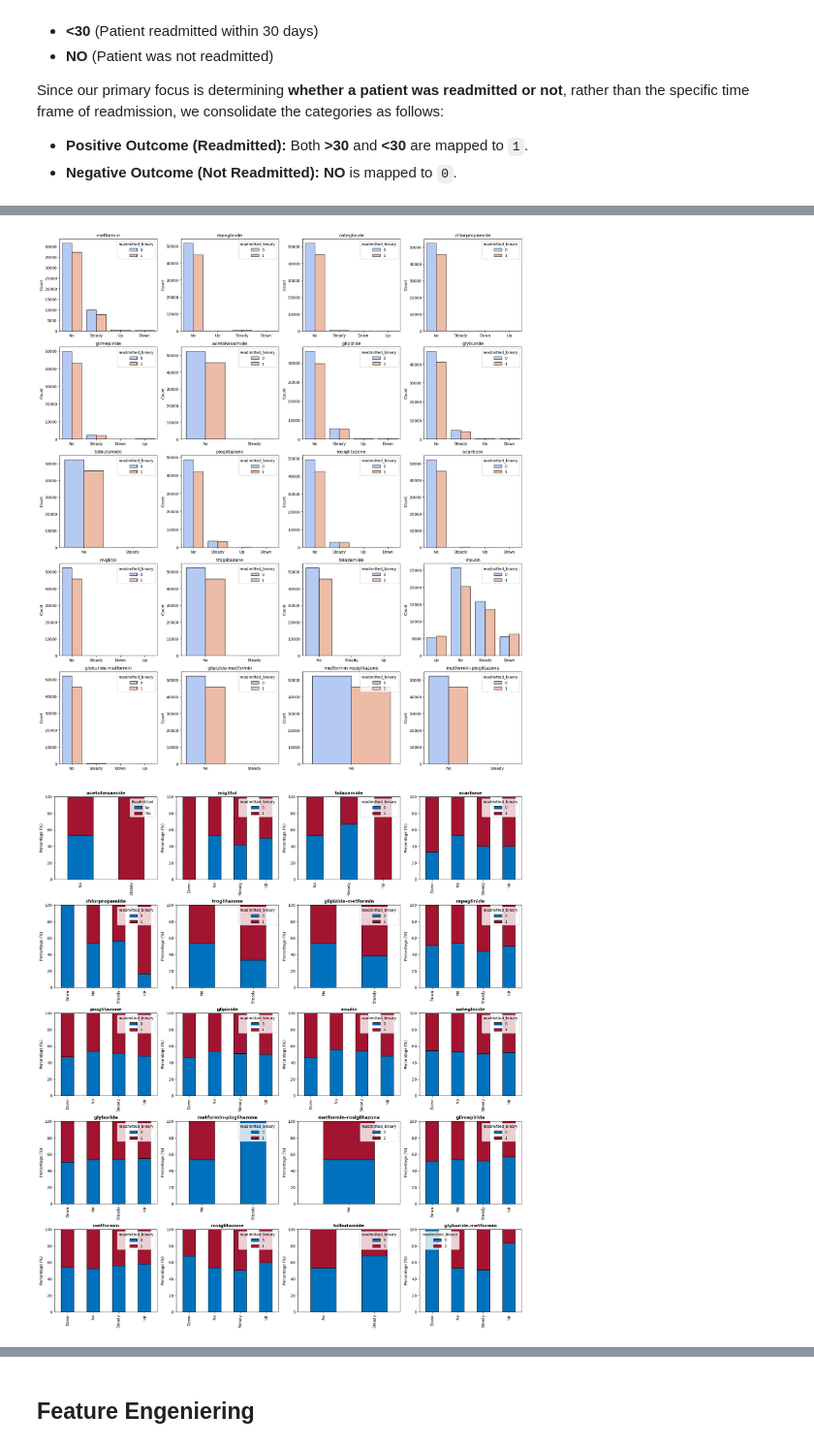
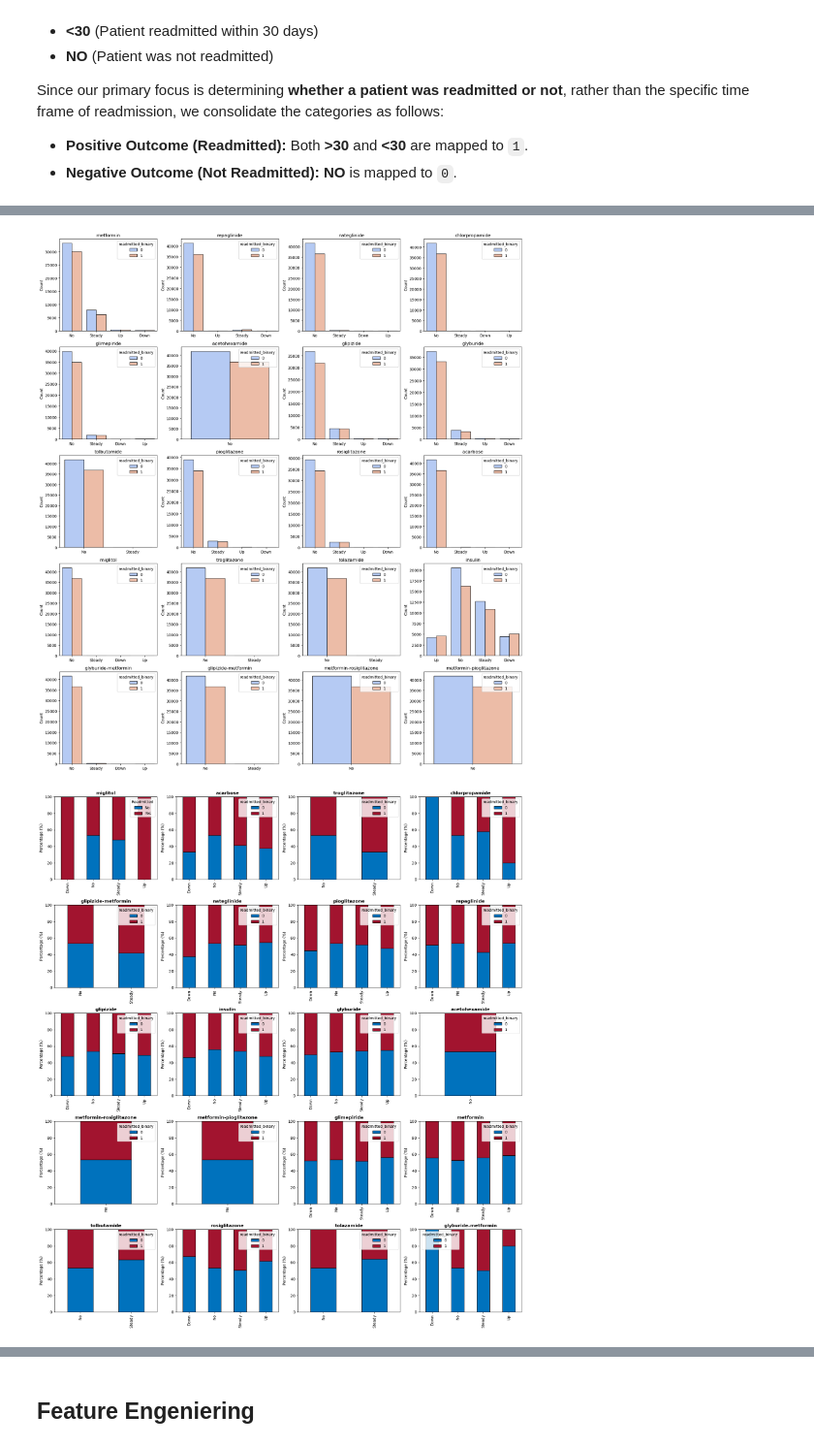
Before and after one commit to Markiizioni/Diabetes, a Jupyter notebook: Diabetes.ipynb, the cells around one changed output, grey strips where cells are left out. Shown at 97% size. Saved outputs shown, nothing was run; the diff lists cells and outputs as text; code cells hidden in the pictures.

```diff
--- a/Diabetes.ipynb
+++ b/Diabetes.ipynb
@@ -191,0 +315,12 @@ gender 3
+# %%
+# Count occurrences of 'Unknown/Invalid' in gender
+print('gender', train_data['gender'][train_data['gender'] == 'Unknown/Invalid'].count())
+
+# Ensure we are working on a separate copy
+train_data = train_data.copy()
+
+# Replace missing values ('?') with NaN
+train_data.replace('?', np.nan, inplace=True)
+
+# Remove rows where gender is 'Unknown/Invalid'
+train_data = train_data.loc[train_data['gender'] != 'Unknown/Invalid']
@@ -232,16 +369,12 @@ we identified missing values in several columns, including `max_glu_serum` (94.7
   Columns like `diag_1`, `diag_2`, `diag_3`, and `race` had **insignificant missing values** (≤ 2.2%). Therefore, we removed the rows containing missing values in these columns.
 # %%
 # drop columns with more than 39% missing values
-data= data.drop(columns=['weight', 'payer_code', 'medical_specialty'])
+train_data= train_data.drop(columns=['weight', 'payer_code', 'medical_specialty'])
 
 # drop rows with missing values
-data= data.dropna(subset=['diag_1', 'diag_2', 'diag_3', 'race'])
+train_data= train_data.dropna(subset=['diag_1', 'diag_2', 'diag_3', 'race'])
 
 # Fill NaN values with 0 using explicit assignment to avoid FutureWarning
-data = data.copy()
-data['max_glu_serum'] = data['max_glu_serum'].fillna(0)
-data['A1Cresult'] = data['A1Cresult'].fillna(0)
-
-# Verify the changes
-print(data['max_glu_serum'].value_counts(dropna=False))
-print(data['A1Cresult'].value_counts(dropna=False))
+train_data = train_data.copy()
+train_data['max_glu_serum'] = train_data['max_glu_serum'].fillna(0)
+train_data['A1Cresult'] = train_data['A1Cresult'].fillna(0)
@@ -287,7 +407,7 @@ Since our primary focus is determining **whether a patient was readmitted or not
 # %%
 # Convert the target variable to binary
 
-data['readmitted_binary'] = data['readmitted'].map({'NO': 0, '>30': 1, '<30': 1})
+train_data['readmitted_binary'] = train_data['readmitted'].map({'NO': 0, '>30': 1, '<30': 1})
 # %%
 # Plot count distribution
 plt.figure(figsize=(9, 5))
@@ -416,7 +536,7 @@ axes = axes.flatten()
 
 # Loop through each drug and plot on its respective subplot
 for idx, drug in enumerate(drug_cols):
-    sns.countplot(x=drug, hue="readmitted_binary", data=data, palette="coolwarm", edgecolor="black", ax=axes[idx])
+    sns.countplot(x=drug, hue="readmitted_binary", data=train_data, palette="coolwarm", edgecolor="black", ax=axes[idx])
     axes[idx].set_title(drug, fontsize=12)
     axes[idx].set_xlabel("")
     axes[idx].set_ylabel("Count")
@@ -425,46 +545,46 @@ for idx, drug in enumerate(drug_cols):
 plt.tight_layout()
 plt.show()
 # %% [output]
-[figure, old version]
+[figure, new version]
 # %%
 # Compute readmission percentage for each drug
 drug_readmit_rates = {}
 for drug in drug_cols:
-    drug_counts = data.groupby([drug, 'readmitted_binary']).size().unstack()
+    drug_counts = train_data.groupby([drug, 'readmitted_binary']).size().unstack()
     drug_percent = drug_counts.div(drug_counts.sum(axis=1), axis=0) * 100
     avg_readmit_rate = drug_percent[1].mean()  # Avg. percentage of readmitted
     drug_readmit_rates[drug] = avg_readmit_rate
 
 # Sort drugs by highest readmission percentage
 sorted_drugs = sorted(drug_readmit_rates, key=drug_readmit_rates.get, reverse=True)
 
 # Create subplots with sorted drug distributions
 fig, axes = plt.subplots(nrows=5, ncols=4, figsize=(18, 20))
 axes = axes.flatten()
 
 # Loop through sorted drugs and plot on subplots
 for idx, drug in enumerate(sorted_drugs):
-    drug_counts = data.groupby([drug, 'readmitted_binary']).size().unstack()
+    drug_counts = train_data.groupby([drug, 'readmitted_binary']).size().unstack()
     drug_percent = drug_counts.div(drug_counts.sum(axis=1), axis=0) * 100
 
     # Plot as stacked bar chart
     drug_percent.plot(kind='bar', stacked=True, ax=axes[idx], color=["#0072BD", "#A2142F"], edgecolor="black")
 
     # Formatting
     axes[idx].set_title(drug, fontsize=12, fontweight="bold")
     axes[idx].set_xlabel("")
     axes[idx].set_ylabel("Percentage (%)")
     axes[idx].set_ylim(0, 100)
 
     # Move legend outside to avoid overlap
     if idx == 0:
         axes[idx].legend(title="Readmitted", labels=["No", "Yes"], loc='upper right')
 
 # Adjust layout
 plt.tight_layout()
 plt.show()
 # %% [output]
-[figure, old version]
+[figure, new version]
 # %%
 # Set figure size
 plt.figure(figsize=(10, 6))
```
Also changed, not shown: parts of 74 cells of this notebook, 1 other file.
